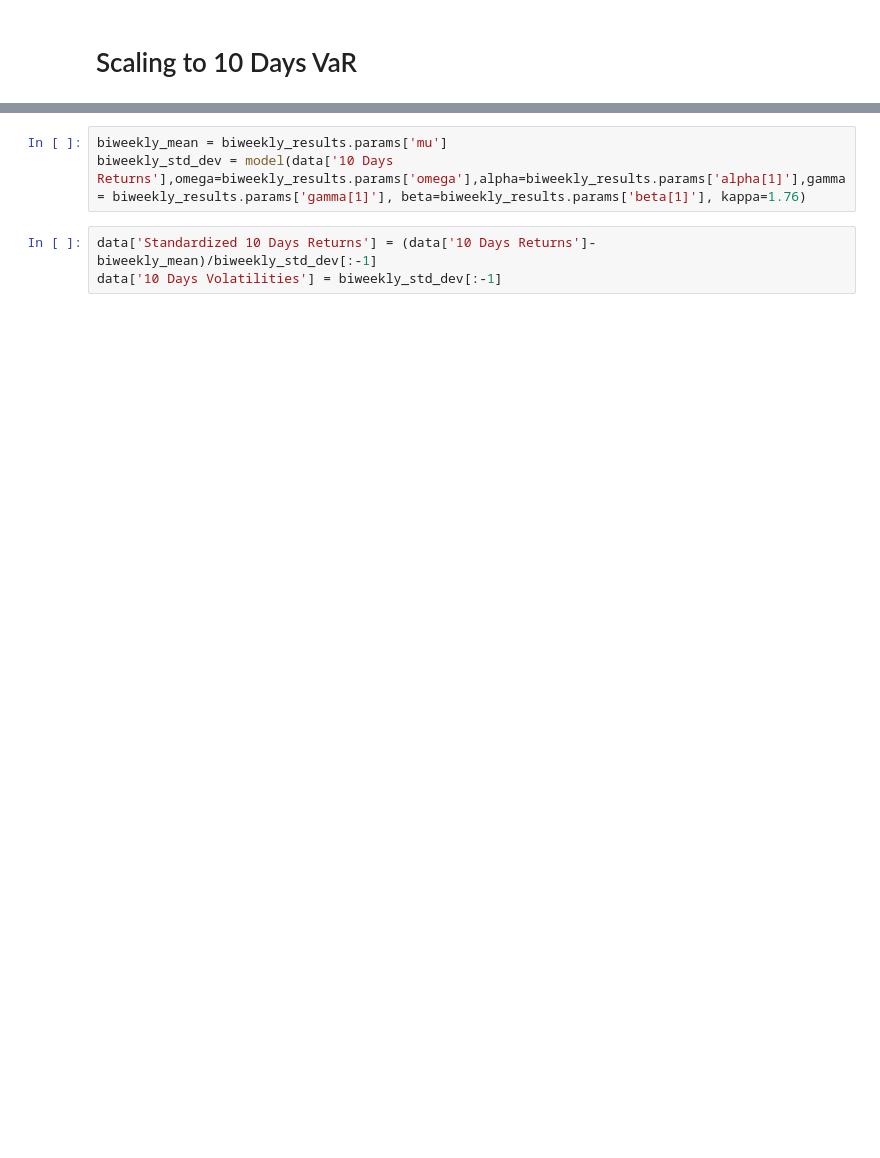
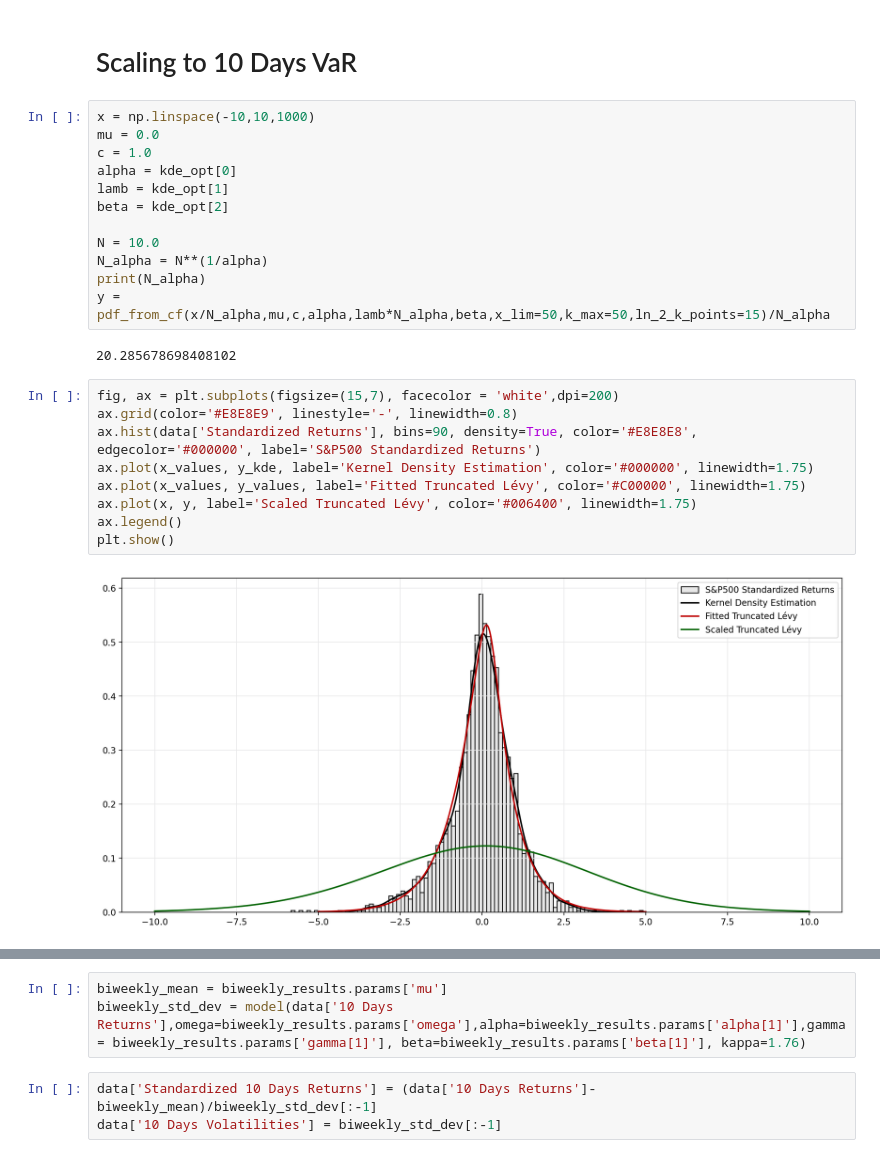
Before and after one commit to Naarsk/Economics, a Jupyter notebook: Finance/Risk Management/numerical_distributions/Presentation.ipynb, the cells around one changed output, grey strips where cells are left out. Cells and saved outputs as stored; diff of their text form; blank space fills up the shorter version.

```diff
--- a/Finance/Risk Management/numerical_distributions/Presentation.ipynb
+++ b/Finance/Risk Management/numerical_distributions/Presentation.ipynb
@@ -177,2 +255,27 @@ plt.show()
 # %% [markdown]
 # Scaling to 10 Days VaR
+# %%
+x = np.linspace(-10,10,1000)
+mu = 0.0
+c = 1.0
+alpha = kde_opt[0]
+lamb = kde_opt[1]
+beta = kde_opt[2]
+
+N = 10.0
+N_alpha = N**(1/alpha)
+print(N_alpha)
+y = pdf_from_cf(x/N_alpha,mu,c,alpha,lamb*N_alpha,beta,x_lim=50,k_max=50,ln_2_k_points=15)/N_alpha
+# %% [output]
+20.285678698408102
+# %%
+fig, ax = plt.subplots(figsize=(15,7), facecolor = 'white',dpi=200)
+ax.grid(color='#E8E8E9', linestyle='-', linewidth=0.8)
+ax.hist(data['Standardized Returns'], bins=90, density=True, color='#E8E8E8', edgecolor='#000000', label='S&P500 Standardized Returns')
+ax.plot(x_values, y_kde, label='Kernel Density Estimation', color='#000000', linewidth=1.75)
+ax.plot(x_values, y_values, label='Fitted Truncated Lévy', color='#C00000', linewidth=1.75)
+ax.plot(x, y, label='Scaled Truncated Lévy', color='#006400', linewidth=1.75)
+ax.legend()
+plt.show()
+# %% [output]
+[figure, added]
```
Also changed, not shown: parts of 24 cells of this notebook.
